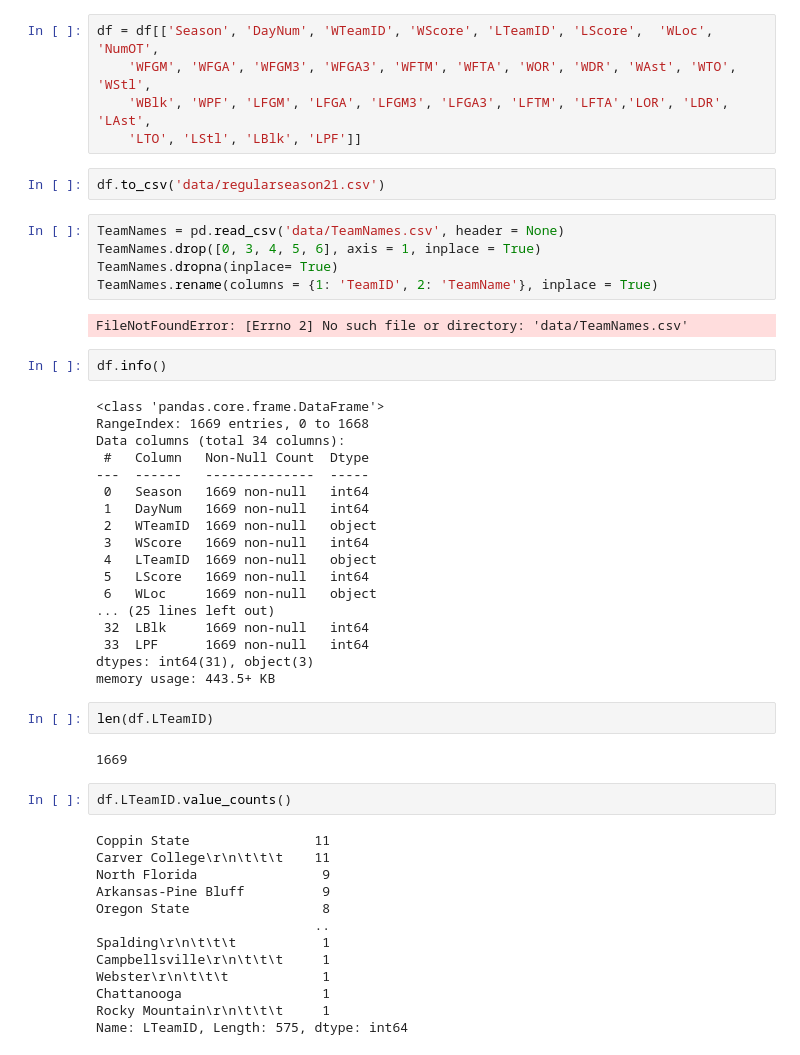
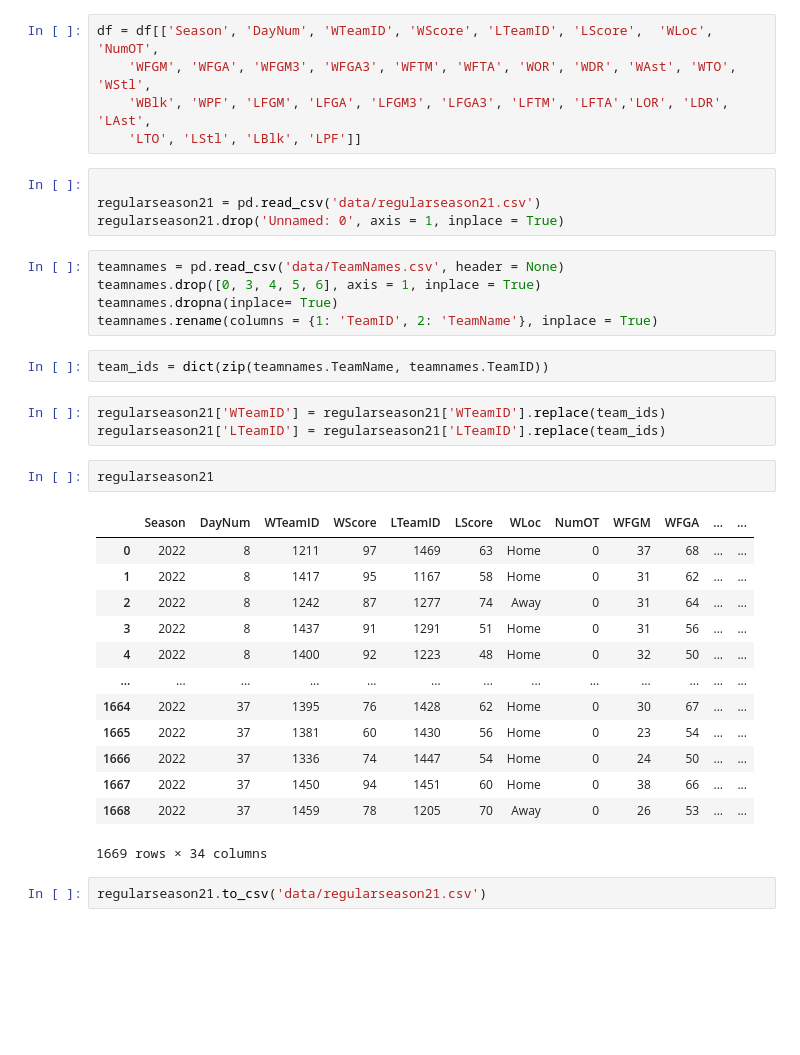
Before and after one commit to MatthewR1021/Machine-Learning-Madness, a Jupyter notebook: RecentGames.ipynb, the cells around one changed output. Cells and saved outputs as stored; diff of their text form; blank space fills up the shorter version.

Commit message:
2022 data and model beginning

```diff
--- a/RecentGames.ipynb
+++ b/RecentGames.ipynb
@@ -299,51 +263,35 @@ df = df[['Season', 'DayNum', 'WTeamID', 'WScore', 'LTeamID', 'LScore',  'WLoc',
     'WFGM', 'WFGA', 'WFGM3', 'WFGA3', 'WFTM', 'WFTA', 'WOR', 'WDR', 'WAst', 'WTO', 'WStl',
     'WBlk', 'WPF', 'LFGM', 'LFGA', 'LFGM3', 'LFGA3', 'LFTM', 'LFTA','LOR', 'LDR', 'LAst',
     'LTO', 'LStl', 'LBlk', 'LPF']]
+# %%
+
+regularseason21 = pd.read_csv('data/regularseason21.csv')
+regularseason21.drop('Unnamed: 0', axis = 1, inplace = True)
+# %%
+teamnames = pd.read_csv('data/TeamNames.csv', header = None)
+teamnames.drop([0, 3, 4, 5, 6], axis = 1, inplace = True)
+teamnames.dropna(inplace= True)
+teamnames.rename(columns = {1: 'TeamID', 2: 'TeamName'}, inplace = True)
+# %%
+team_ids = dict(zip(teamnames.TeamName, teamnames.TeamID))
+# %%
+regularseason21['WTeamID'] = regularseason21['WTeamID'].replace(team_ids)
+regularseason21['LTeamID'] = regularseason21['LTeamID'].replace(team_ids)
+# %%
+regularseason21
+# %% [output]
+|  | Season | DayNum | WTeamID | WScore | LTeamID | LScore | WLoc | NumOT | WFGM | WFGA | ... | ... |
+| 0 | 2022 | 8 | 1211 | 97 | 1469 | 63 | Home | 0 | 37 | 68 | ... | ... |
+| 1 | 2022 | 8 | 1417 | 95 | 1167 | 58 | Home | 0 | 31 | 62 | ... | ... |
+| 2 | 2022 | 8 | 1242 | 87 | 1277 | 74 | Away | 0 | 31 | 64 | ... | ... |
+| 3 | 2022 | 8 | 1437 | 91 | 1291 | 51 | Home | 0 | 31 | 56 | ... | ... |
+| 4 | 2022 | 8 | 1400 | 92 | 1223 | 48 | Home | 0 | 32 | 50 | ... | ... |
+| ... | ... | ... | ... | ... | ... | ... | ... | ... | ... | ... | ... | ... |
+| 1664 | 2022 | 37 | 1395 | 76 | 1428 | 62 | Home | 0 | 30 | 67 | ... | ... |
+| 1665 | 2022 | 37 | 1381 | 60 | 1430 | 56 | Home | 0 | 23 | 54 | ... | ... |
+| 1666 | 2022 | 37 | 1336 | 74 | 1447 | 54 | Home | 0 | 24 | 50 | ... | ... |
+| 1667 | 2022 | 37 | 1450 | 94 | 1451 | 60 | Home | 0 | 38 | 66 | ... | ... |
+| 1668 | 2022 | 37 | 1459 | 78 | 1205 | 70 | Away | 0 | 26 | 53 | ... | ... |
+1669 rows × 34 columns
 # %%
-df.to_csv('data/regularseason21.csv')
+regularseason21.to_csv('data/regularseason21.csv')
-# %%
-TeamNames = pd.read_csv('data/TeamNames.csv', header = None)
-TeamNames.drop([0, 3, 4, 5, 6], axis = 1, inplace = True)
-TeamNames.dropna(inplace= True)
-TeamNames.rename(columns = {1: 'TeamID', 2: 'TeamName'}, inplace = True)
-# %% [output]
-FileNotFoundError: [Errno 2] No such file or directory: 'data/TeamNames.csv'
-# %%
-df.info()
-# %% [output]
-<class 'pandas.core.frame.DataFrame'>
-RangeIndex: 1669 entries, 0 to 1668
-Data columns (total 34 columns):
- #   Column   Non-Null Count  Dtype
----  ------   --------------  -----
- 0   Season   1669 non-null   int64
- 1   DayNum   1669 non-null   int64
- 2   WTeamID  1669 non-null   object
- 3   WScore   1669 non-null   int64
- 4   LTeamID  1669 non-null   object
- 5   LScore   1669 non-null   int64
- 6   WLoc     1669 non-null   object
-... (25 lines left out)
- 32  LBlk     1669 non-null   int64
- 33  LPF      1669 non-null   int64
-dtypes: int64(31), object(3)
-memory usage: 443.5+ KB
-# %%
-len(df.LTeamID)
-# %% [output]
-1669
-# %%
-df.LTeamID.value_counts()
-# %% [output]
-Coppin State                11
-Carver College\r\n\t\t\t    11
-North Florida                9
-Arkansas-Pine Bluff          9
-Oregon State                 8
-                            ..
-Spalding\r\n\t\t\t           1
-Campbellsville\r\n\t\t\t     1
-Webster\r\n\t\t\t            1
-Chattanooga                  1
-Rocky Mountain\r\n\t\t\t     1
-Name: LTeamID, Length: 575, dtype: int64
```
Also changed, not shown: parts of 7 cells of this notebook, 3 other files.
